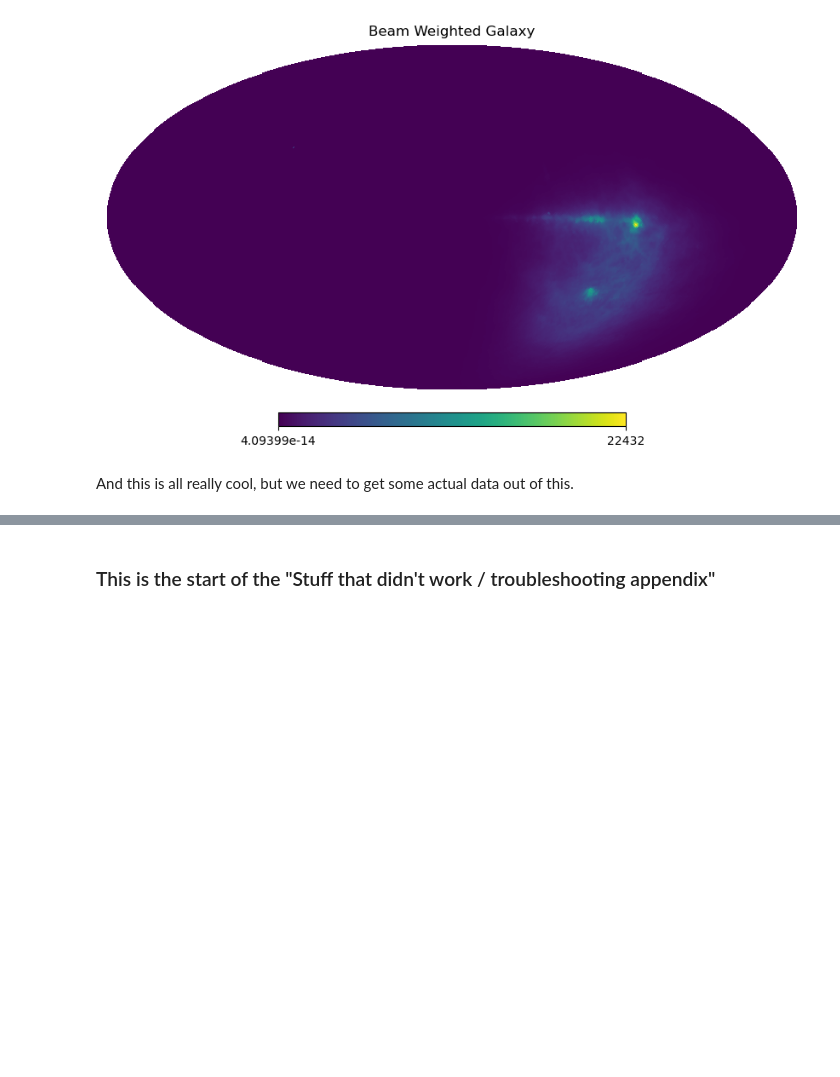
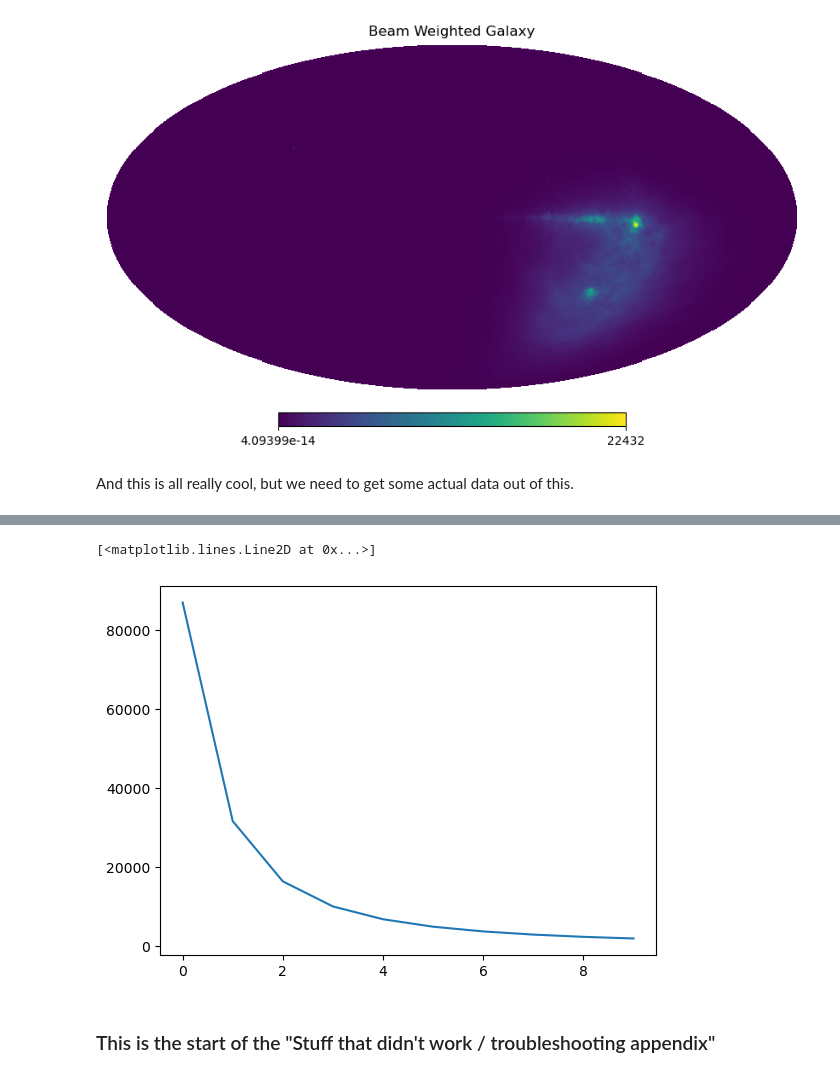
Before and after one commit to daba9359/LuCEE-Night_Simulation, a Jupyter notebook: Simulating_Beam_Weighted_Foreground_Plus_Signal.ipynb, the cells around one changed output, grey strips where cells are left out. Cells and saved outputs as stored; diff of their text form; code cells hidden in the pictures; blank space fills up the shorter version.

```diff
--- a/Simulating_Beam_Weighted_Foreground_Plus_Signal.ipynb
+++ b/Simulating_Beam_Weighted_Foreground_Plus_Signal.ipynb
@@ -224,3 +299,8 @@ rotated_haslam.sum()
+# %%
+plt.plot(testing[3])
+# %% [output]
+[<matplotlib.lines.Line2D at 0x...>]
+[figure, added]
 # %% [markdown]
 ### This is the start of the "Stuff that didn't work / troubleshooting appendix"
 # %% [markdown]
```
Also changed, not shown: parts of 10 cells of this notebook, 1 other file.
